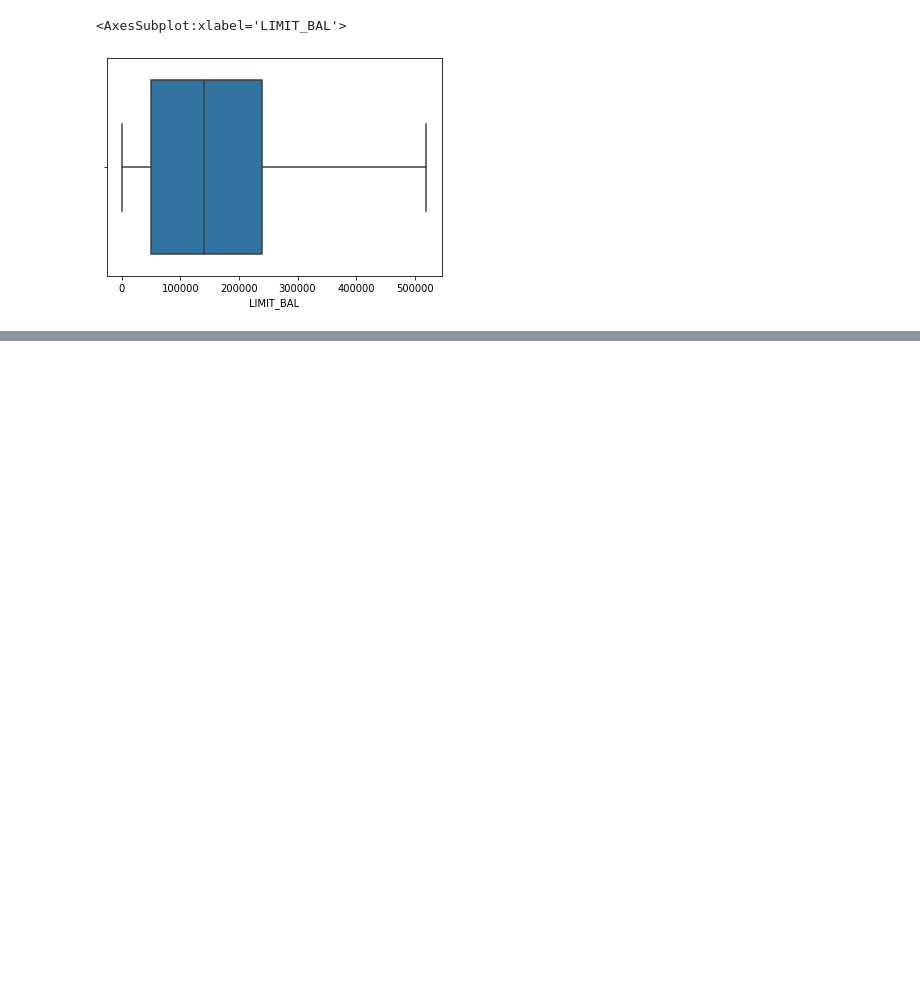
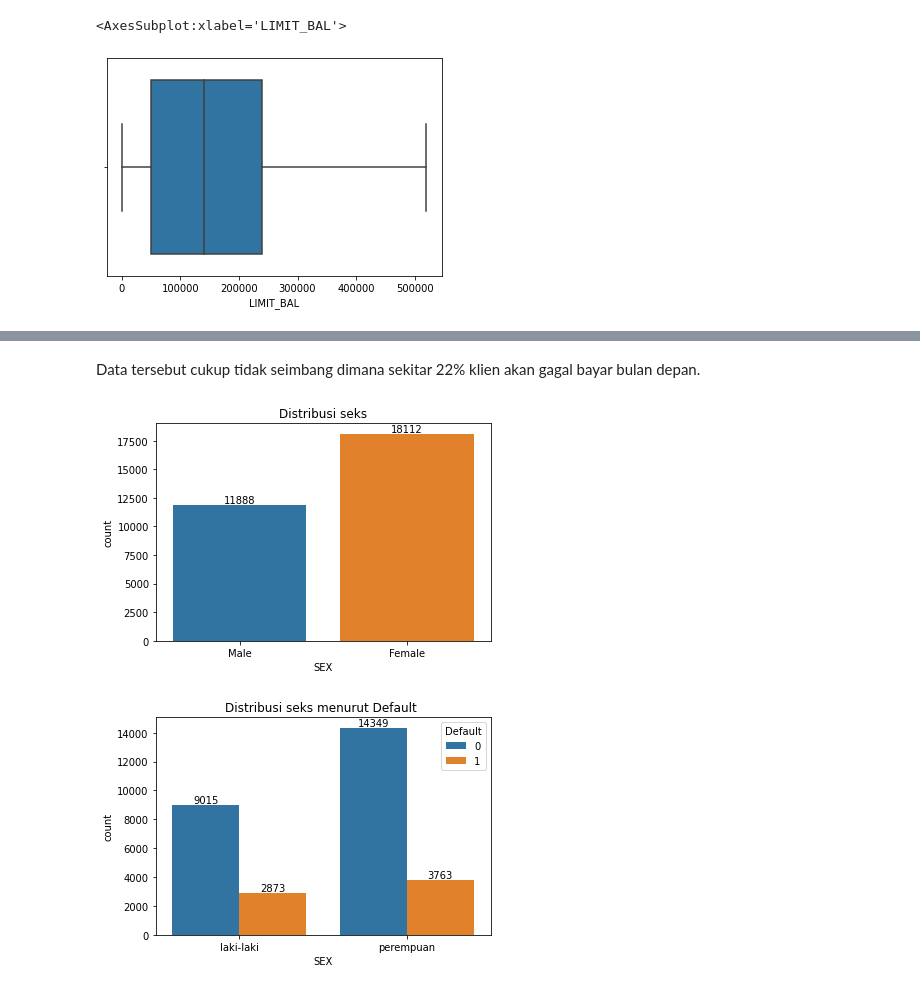
Before and after one commit to JuanFakhri/Default-Dataset_Klien_Kartu_Kredit, a Jupyter notebook: Porfolio_Credit.ipynb, the cells around one changed output, grey strips where cells are left out. Saved outputs shown, nothing was run; the diff lists cells and outputs as text; code cells hidden in the pictures; blank space fills up the shorter version.

```diff
--- a/Porfolio_Credit.ipynb
+++ b/Porfolio_Credit.ipynb
@@ -240,0 +258,19 @@ sns.boxplot(x=df.LIMIT_BAL,showfliers = False)
+# %% [markdown]
+Data tersebut cukup tidak seimbang dimana sekitar 22% klien akan gagal bayar bulan depan.
+# %%
+ax=sns.countplot(x= df['SEX'])
+for label in ax.containers:
+    ax.bar_label(label)
+plt.xticks([0,1], labels=["Male", "Female"])
+plt.title("Distribusi seks")
+plt.show()
+
+ax=sns.countplot(data=df, x="SEX", hue="Default")
+for label in ax.containers:
+    ax.bar_label(label)
+plt.xticks([0,1], labels=["laki-laki", "perempuan"])
+plt.title("Distribusi seks menurut Default ")
+plt.show()
+# %% [output]
+[figure, added]
+[figure, added]
```
Also changed, not shown: parts of 28 cells of this notebook.
